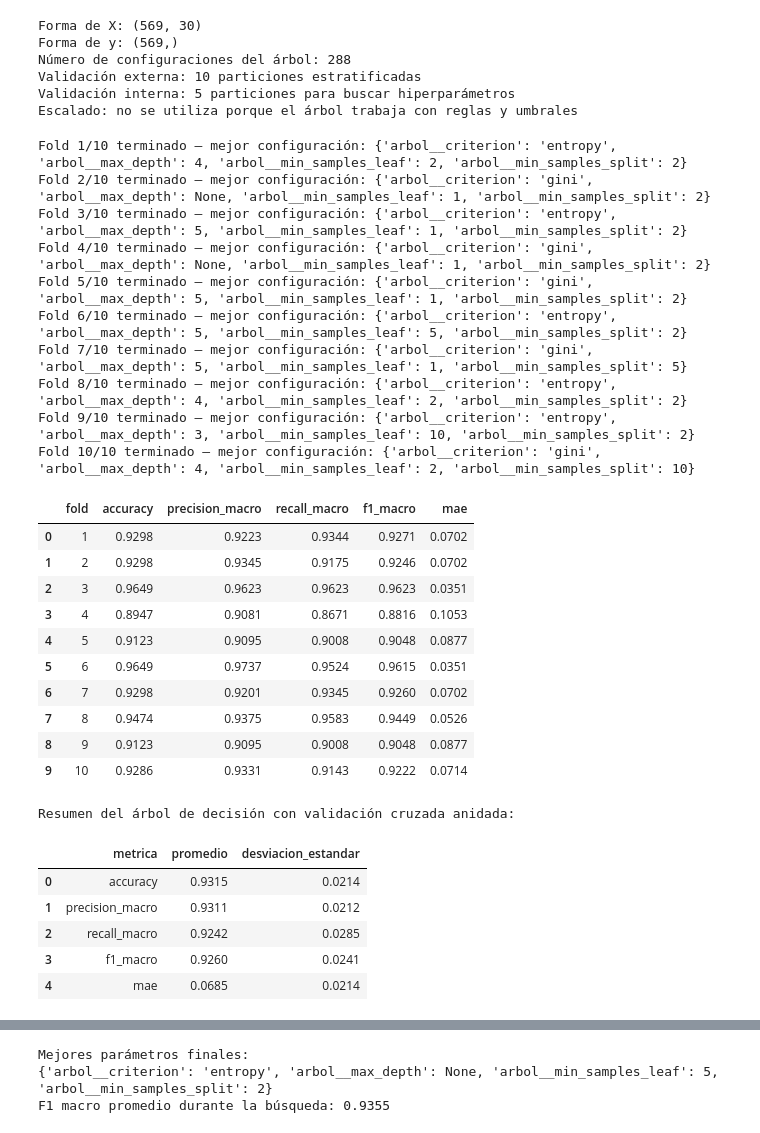
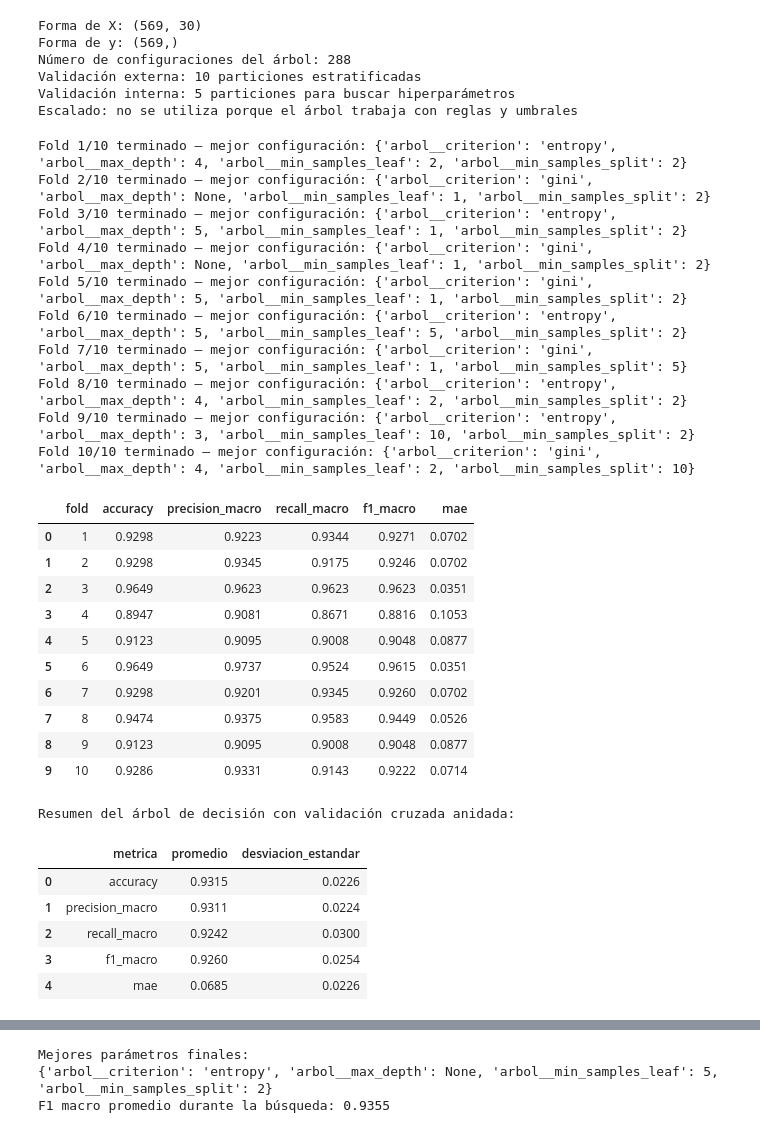
Before and after one commit to jpmartham/proyecto-final-razonamiento, a Jupyter notebook: notebooks/cancer_mama.ipynb, the cells around one changed output, grey strips where cells are left out. Drawn from its saved outputs; the diff is of its cells as text; code cells hidden in the pictures.

```diff
--- a/notebooks/cancer_mama.ipynb
+++ b/notebooks/cancer_mama.ipynb
@@ -1756,7 +1756,7 @@ resumen_svm_df = pd.DataFrame({
         for metrica in metricas_svm
     ],
     "desviacion_estandar": [
-        resultados_svm_df[metrica].std(ddof=0)
+        resultados_svm_df[metrica].std(ddof=1)
         for metrica in metricas_svm
     ]
 })
@@ -2305,7 +2305,7 @@ resumen_arbol_df = pd.DataFrame({
     ],
 
     "desviacion_estandar": [
-        resultados_arbol_df[metrica].std(ddof=0)
+        resultados_arbol_df[metrica].std(ddof=1)
         for metrica in metricas_arbol
     ]
 })
@@ -2319,38 +2319,38 @@ print(
     "con validación cruzada anidada:"
 )
 
 display(
     resumen_arbol_df.round(4)
 )
 # %% [output]
 Fold 1/10 terminado — mejor configuración: {'arbol__criterion': 'entropy', 'arbol__max_depth': 4, 'arbol__min_samples_leaf': 2, 'arbol__min_samples_split': 2}
 Fold 2/10 terminado — mejor configuración: {'arbol__criterion': 'gini', 'arbol__max_depth': None, 'arbol__min_samples_leaf': 1, 'arbol__min_samples_split': 2}
 Fold 3/10 terminado — mejor configuración: {'arbol__criterion': 'entropy', 'arbol__max_depth': 5, 'arbol__min_samples_leaf': 1, 'arbol__min_samples_split': 2}
 Fold 4/10 terminado — mejor configuración: {'arbol__criterion': 'gini', 'arbol__max_depth': None, 'arbol__min_samples_leaf': 1, 'arbol__min_samples_split': 2}
 Fold 5/10 terminado — mejor configuración: {'arbol__criterion': 'gini', 'arbol__max_depth': 5, 'arbol__min_samples_leaf': 1, 'arbol__min_samples_split': 2}
 Fold 6/10 terminado — mejor configuración: {'arbol__criterion': 'entropy', 'arbol__max_depth': 5, 'arbol__min_samples_leaf': 5, 'arbol__min_samples_split': 2}
 Fold 7/10 terminado — mejor configuración: {'arbol__criterion': 'gini', 'arbol__max_depth': 5, 'arbol__min_samples_leaf': 1, 'arbol__min_samples_split': 5}
 Fold 8/10 terminado — mejor configuración: {'arbol__criterion': 'entropy', 'arbol__max_depth': 4, 'arbol__min_samples_leaf': 2, 'arbol__min_samples_split': 2}
 Fold 9/10 terminado — mejor configuración: {'arbol__criterion': 'entropy', 'arbol__max_depth': 3, 'arbol__min_samples_leaf': 10, 'arbol__min_samples_split': 2}
 Fold 10/10 terminado — mejor configuración: {'arbol__criterion': 'gini', 'arbol__max_depth': 4, 'arbol__min_samples_leaf': 2, 'arbol__min_samples_split': 10}
 |  | fold | accuracy | precision_macro | recall_macro | f1_macro | mae |
 | 0 | 1 | 0.9298 | 0.9223 | 0.9344 | 0.9271 | 0.0702 |
 | 1 | 2 | 0.9298 | 0.9345 | 0.9175 | 0.9246 | 0.0702 |
 | 2 | 3 | 0.9649 | 0.9623 | 0.9623 | 0.9623 | 0.0351 |
 | 3 | 4 | 0.8947 | 0.9081 | 0.8671 | 0.8816 | 0.1053 |
 | 4 | 5 | 0.9123 | 0.9095 | 0.9008 | 0.9048 | 0.0877 |
 | 5 | 6 | 0.9649 | 0.9737 | 0.9524 | 0.9615 | 0.0351 |
 | 6 | 7 | 0.9298 | 0.9201 | 0.9345 | 0.9260 | 0.0702 |
 | 7 | 8 | 0.9474 | 0.9375 | 0.9583 | 0.9449 | 0.0526 |
 | 8 | 9 | 0.9123 | 0.9095 | 0.9008 | 0.9048 | 0.0877 |
 | 9 | 10 | 0.9286 | 0.9331 | 0.9143 | 0.9222 | 0.0714 |
 Resumen del árbol de decisión con validación cruzada anidada:
 |  | metrica | promedio | desviacion_estandar |
-| 0 | accuracy | 0.9315 | 0.0214 |
-| 1 | precision_macro | 0.9311 | 0.0212 |
-| 2 | recall_macro | 0.9242 | 0.0285 |
-| 3 | f1_macro | 0.9260 | 0.0241 |
-| 4 | mae | 0.0685 | 0.0214 |
+| 0 | accuracy | 0.9315 | 0.0226 |
+| 1 | precision_macro | 0.9311 | 0.0224 |
+| 2 | recall_macro | 0.9242 | 0.0300 |
+| 3 | f1_macro | 0.9260 | 0.0254 |
+| 4 | mae | 0.0685 | 0.0226 |
 # %%
 from sklearn.metrics import (
     confusion_matrix,
```
Also changed, not shown: parts of 25 cells of this notebook.
